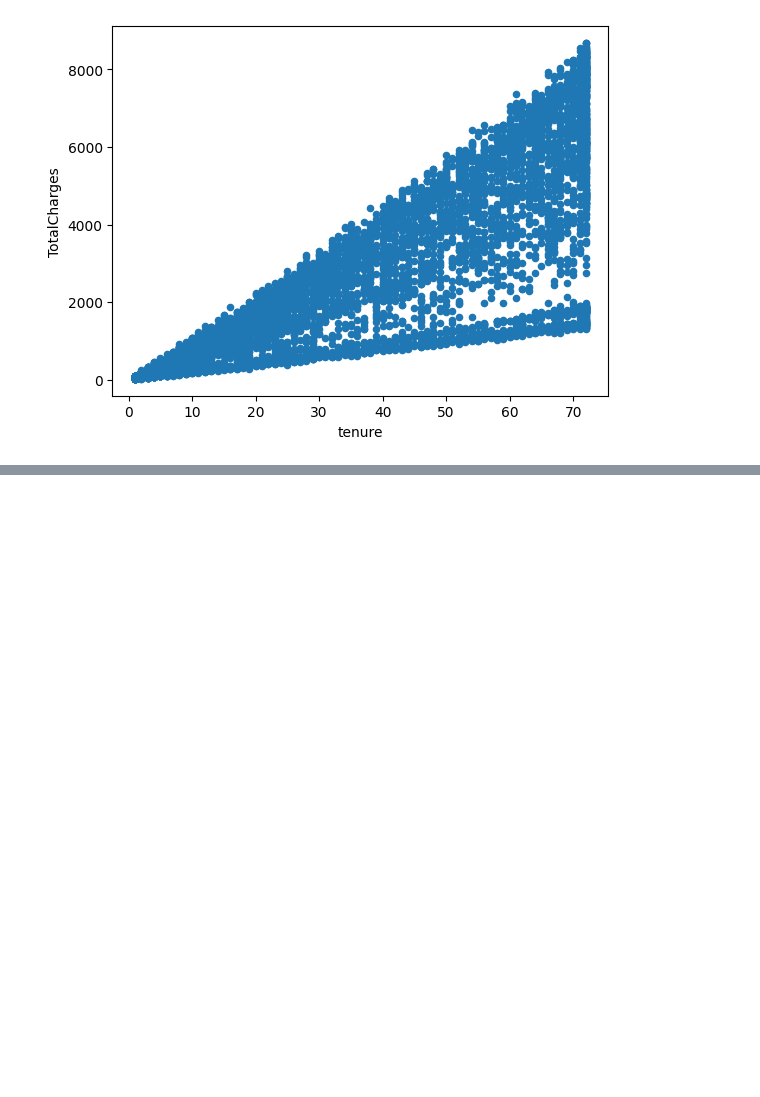
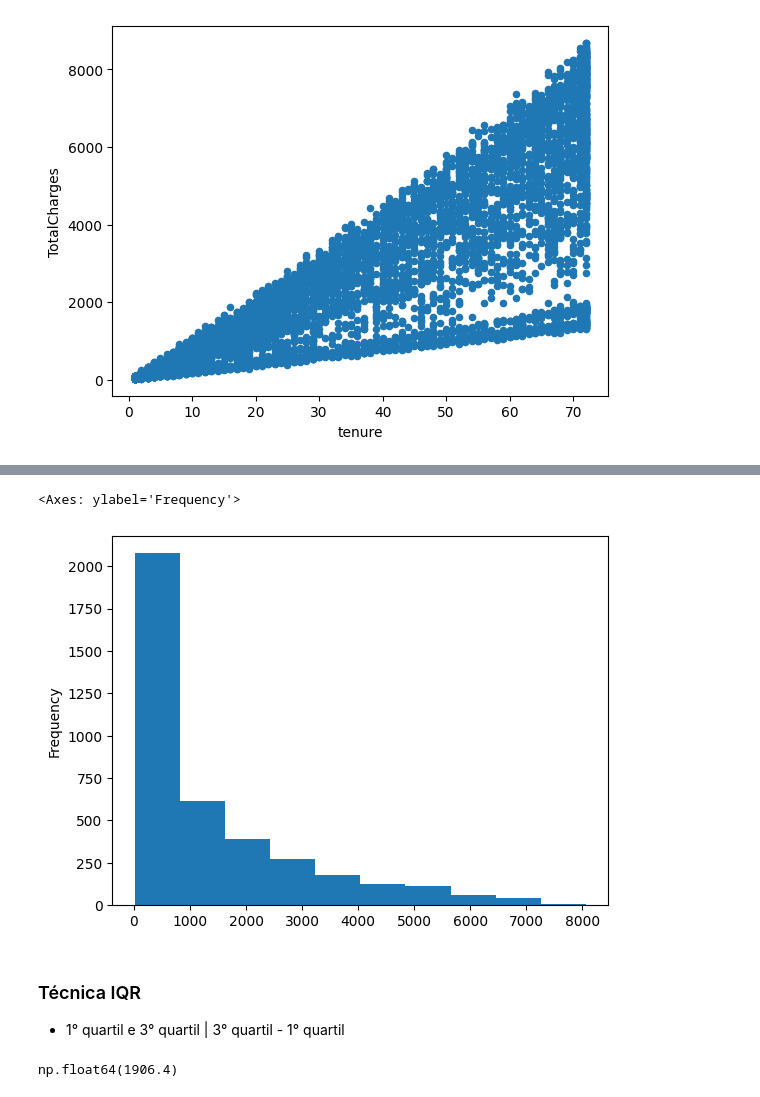
Before and after one commit to gabrieljorda/Python-EDA, a Jupyter notebook: EDA.ipynb, the cells around one changed output, grey strips where cells are left out. Drawn from its saved outputs; the diff is of its cells as text; code cells hidden in the pictures; blank space fills up the shorter version.

```diff
--- a/EDA.ipynb
+++ b/EDA.ipynb
@@ -890,0 +946,2 @@ df_churn.plot.scatter(x="tenure", y="TotalCharges")
+# %%
+df_churn_month = df_churn[df_churn["Contract"] == "Month-to-month"]
@@ -890,0 +964,8 @@ df_churn.plot.scatter(x="tenure", y="TotalCharges")
+# %%
+df_churn_month["TotalCharges"].plot.hist()
+# %% [output]
+<Axes: ylabel='Frequency'>
+[figure, added]
+# %% [markdown]
+### Técnica IQR
+- 1° quartil e 3° quartil | 3° quartil - 1° quartil
@@ -890,0 +976,5 @@ df_churn.plot.scatter(x="tenure", y="TotalCharges")
+# %%
+iqr = q3_total - q1_total
+iqr
+# %% [output]
+np.float64(1906.4)
```
Also changed, not shown: parts of 12 cells of this notebook.
